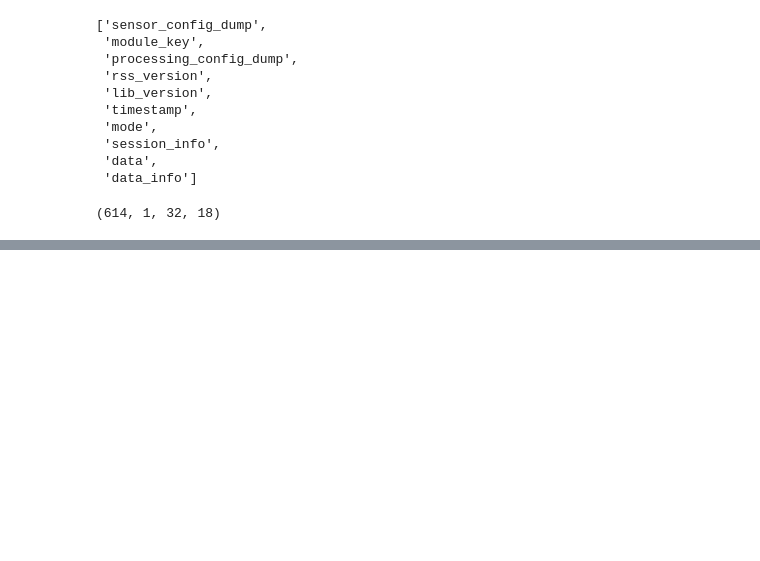
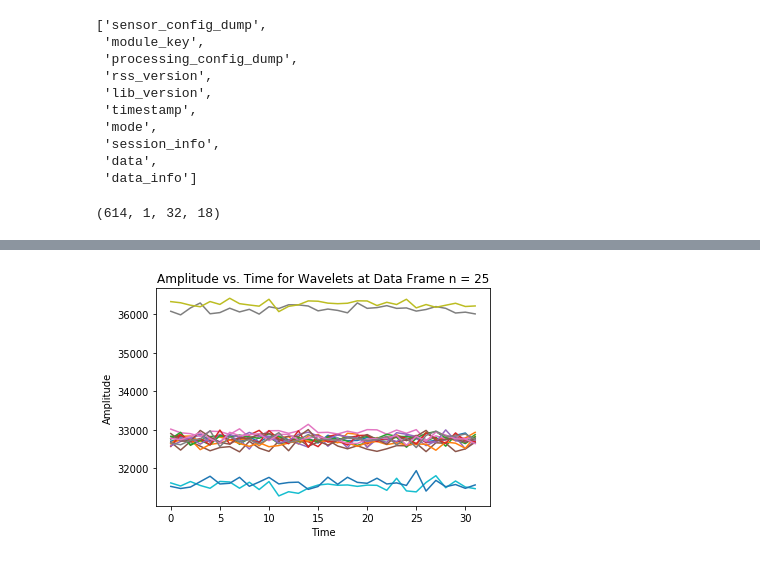
Before and after one commit to MichiganDataScienceTeam/W20-Gesture-Detection, a Jupyter notebook: explore_sparse/explore_sparse_data.ipynb, the cells around one changed output, grey strips where cells are left out. Saved outputs shown, nothing was run; the diff lists cells and outputs as text; code cells hidden in the pictures; blank space fills up the shorter version.

```diff
--- a/explore_sparse/explore_sparse_data.ipynb
+++ b/explore_sparse/explore_sparse_data.ipynb
@@ -37,0 +38,10 @@ for i in range(data.shape[2]):
+# %%
+# Plot undersampled (due to sparse sampling) wavelets at each depth, where depths are represented by colors
+n = 25
+for i in range(data.shape[3]):
+    plt.plot(data[n, 0, :, i])
+    plt.xlabel("Time")
+    plt.ylabel("Amplitude")
+    plt.title("Amplitude vs. Time for Wavelets at Data Frame n = " + str(n))
+# %% [output]
+[figure, added]
```
Also changed, not shown: parts of 1 cell of this notebook.
